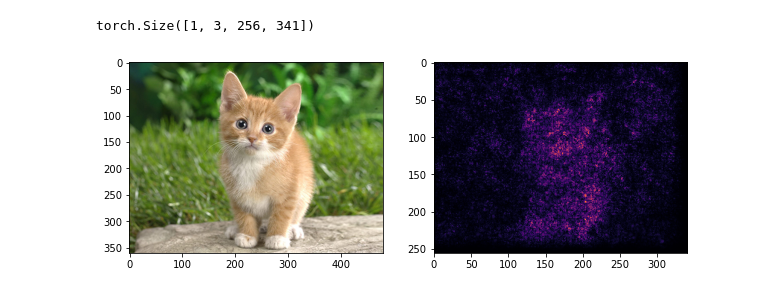
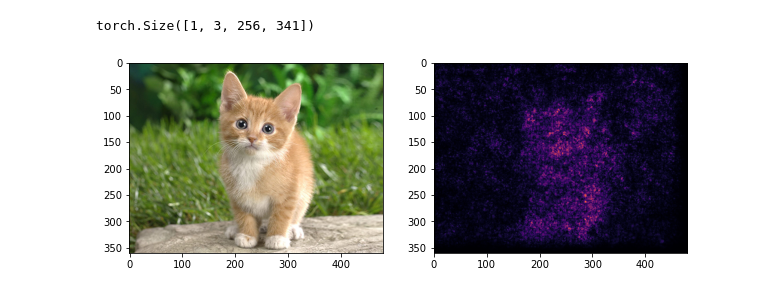
Before and after one commit to epochlab/RICOH, a Jupyter notebook: 08b_saliencyMap.ipynb, the cells around one changed output. Saved outputs shown, nothing was run; the diff lists cells and outputs as text; code cells hidden in the pictures.

```diff
--- a/08b_saliencyMap.ipynb
+++ b/08b_saliencyMap.ipynb
@@ -69,14 +70,15 @@ def saliency(image):
     slc, _ = torch.max(torch.abs(image.grad[0]), dim=0)
     return slc
 # %%
-slc = saliency(input_tensor)
+slc = saliency(input_tensor).numpy()
 slc *= 1/slc.max()
+slc = cv2.resize(slc, img.size, interpolation=cv2.INTER_AREA)
 # %%
 plt.figure(figsize=(10, 10))
 plt.subplot(1, 2, 1)
 plt.imshow(img)
 plt.subplot(1, 2, 2)
-plt.imshow(slc.squeeze(), cmap=plt.cm.inferno)
+plt.imshow(slc, cmap=plt.cm.inferno)
 plt.show()
 # %% [output]
-[figure, old version]
+[figure, new version]
```
Also changed, not shown: parts of 1 cell of this notebook, 1 other file.
